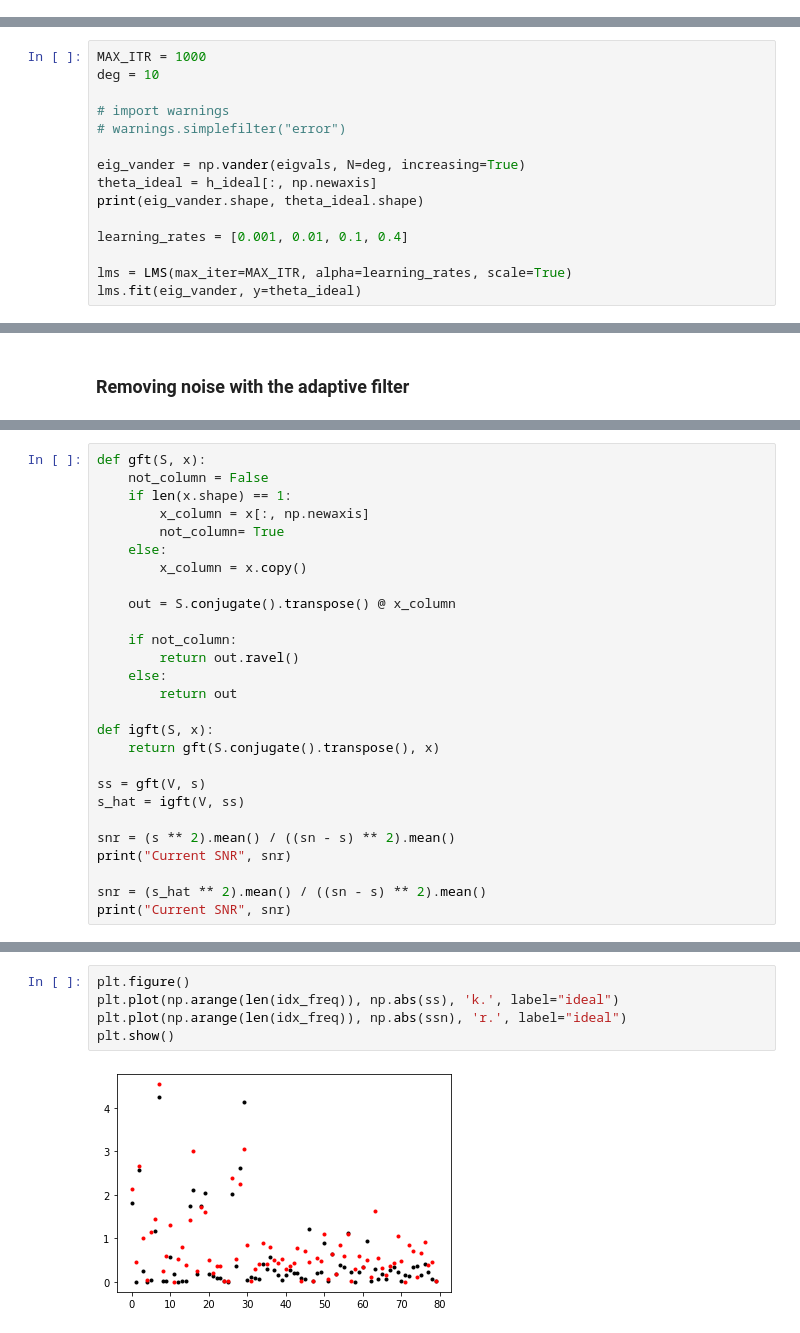
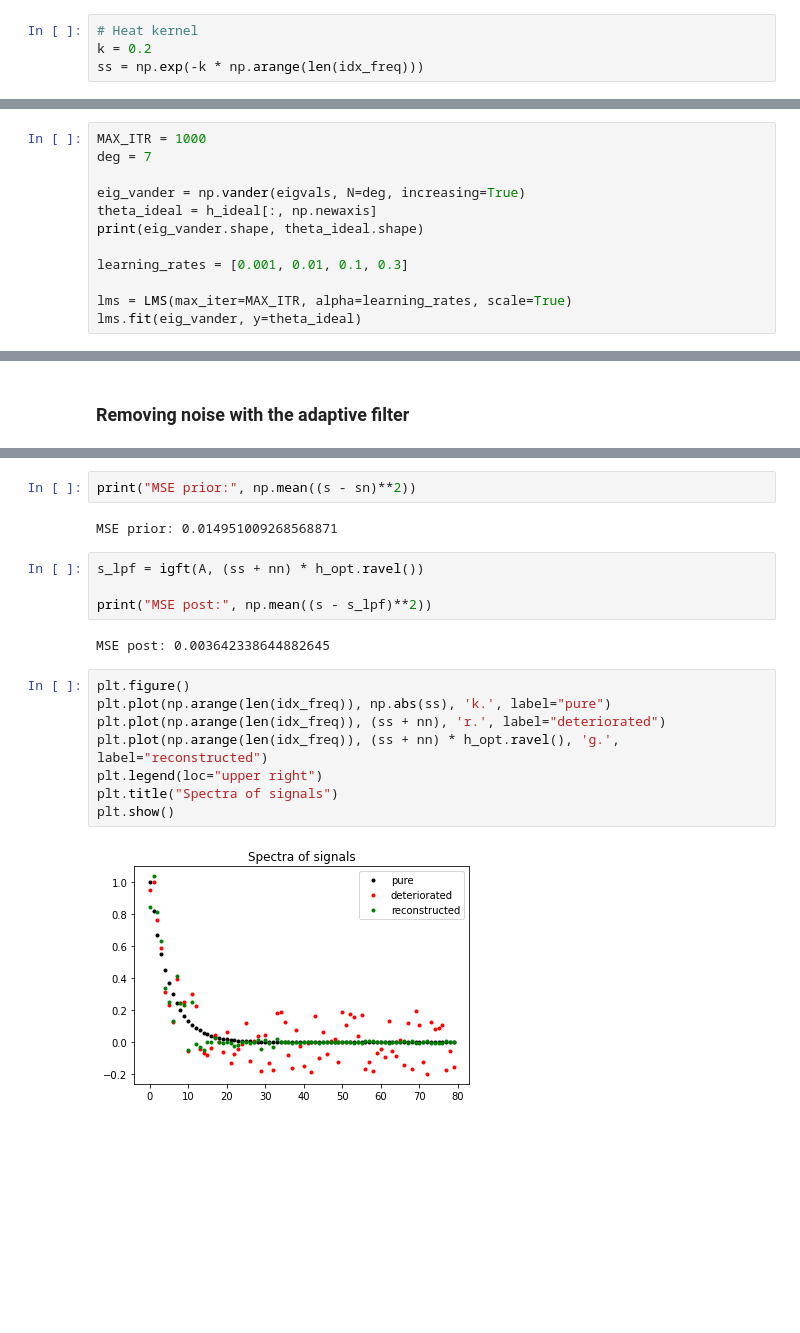
Before and after one commit to gboaviagem/gspx, a Jupyter notebook: _drafts/qlms.ipynb, the cells around one changed output, grey strips where cells are left out. Saved outputs shown, nothing was run; the diff lists cells and outputs as text; blank space fills up the shorter version.

```diff
--- a/_drafts/qlms.ipynb
+++ b/_drafts/qlms.ipynb
@@ -189,0 +179,4 @@ plt.show()
+# %%
+# Heat kernel
+k = 0.2
+ss = np.exp(-k * np.arange(len(idx_freq)))
@@ -190,15 +210,12 @@ plt.show()
 # %%
 MAX_ITR = 1000
-deg = 10
-
-# import warnings
-# warnings.simplefilter("error")
+deg = 7
 
 eig_vander = np.vander(eigvals, N=deg, increasing=True)
 theta_ideal = h_ideal[:, np.newaxis]
 print(eig_vander.shape, theta_ideal.shape)
 
-learning_rates = [0.001, 0.01, 0.1, 0.4]
+learning_rates = [0.001, 0.01, 0.1, 0.3]
 
 lms = LMS(max_iter=MAX_ITR, alpha=learning_rates, scale=True)
 lms.fit(eig_vander, y=theta_ideal)
@@ -258,27 +259,0 @@ plot_graph(
-# %%
-def gft(S, x):
-    not_column = False
-    if len(x.shape) == 1:
-        x_column = x[:, np.newaxis]
-        not_column= True
-    else:
-        x_column = x.copy()
-
-    out = S.conjugate().transpose() @ x_column
-
-    if not_column:
-        return out.ravel()
-    else:
-        return out
-
-def igft(S, x):
-    return gft(S.conjugate().transpose(), x)
-
-ss = gft(V, s)
-s_hat = igft(V, ss)
-
-snr = (s ** 2).mean() / ((sn - s) ** 2).mean()
-print("Current SNR", snr)
-
-snr = (s_hat ** 2).mean() / ((sn - s) ** 2).mean()
-print("Current SNR", snr)
@@ -300,7 +260,20 @@ Current SNR 1.1128993173777284
+# %%
+print("MSE prior:", np.mean((s - sn)**2))
+# %% [output]
+MSE prior: 0.014951009268568871
+# %%
+s_lpf = igft(A, (ss + nn) * h_opt.ravel())
+
+print("MSE post:", np.mean((s - s_lpf)**2))
+# %% [output]
+MSE post: 0.003642338644882645
 # %%
 plt.figure()
-plt.plot(np.arange(len(idx_freq)), np.abs(ss), 'k.', label="ideal")
-plt.plot(np.arange(len(idx_freq)), np.abs(ssn), 'r.', label="ideal")
+plt.plot(np.arange(len(idx_freq)), np.abs(ss), 'k.', label="pure")
+plt.plot(np.arange(len(idx_freq)), (ss + nn), 'r.', label="deteriorated")
+plt.plot(np.arange(len(idx_freq)), (ss + nn) * h_opt.ravel(), 'g.', label="reconstructed")
+plt.legend(loc="upper right")
+plt.title("Spectra of signals")
 plt.show()
 # %% [output]
-[figure, old version]
+[figure, new version]
```
Also changed, not shown: parts of 18 cells of this notebook, 4 other files.
